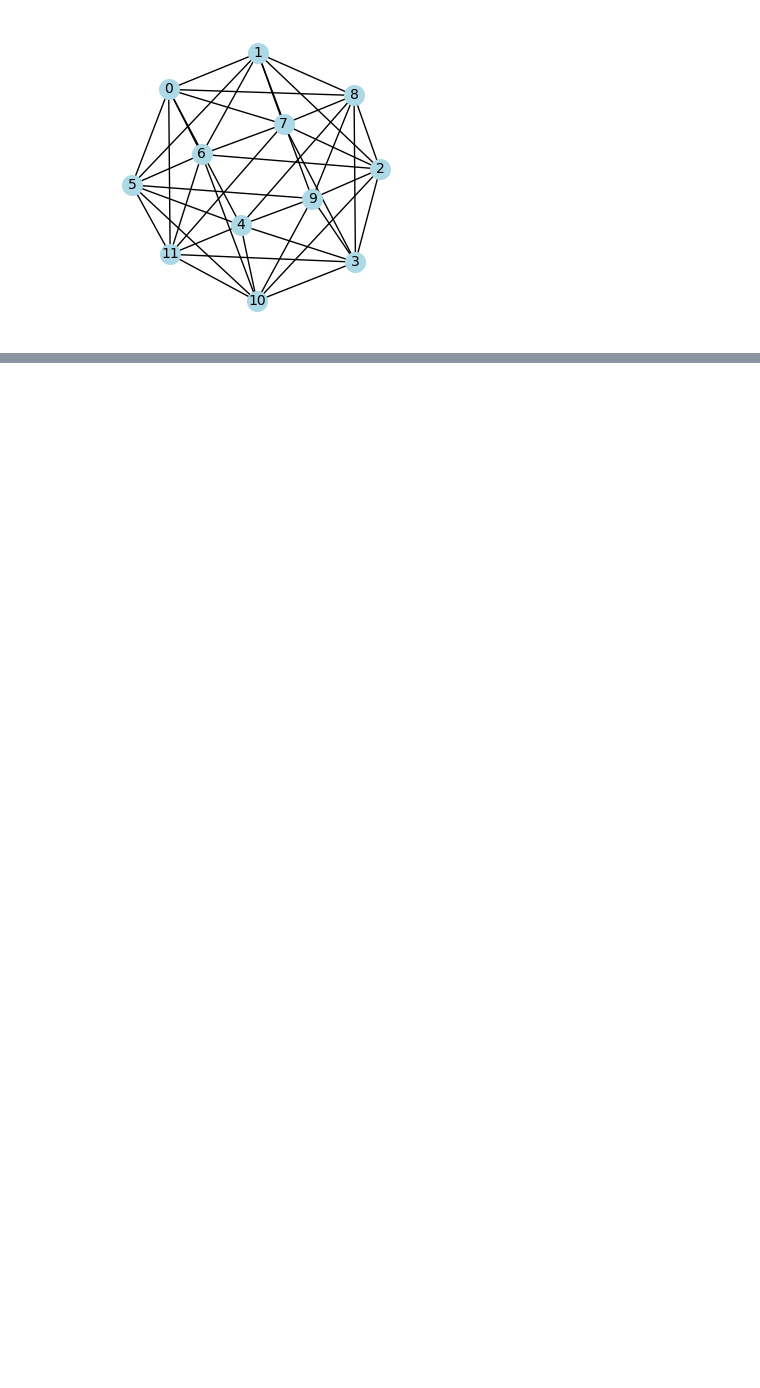
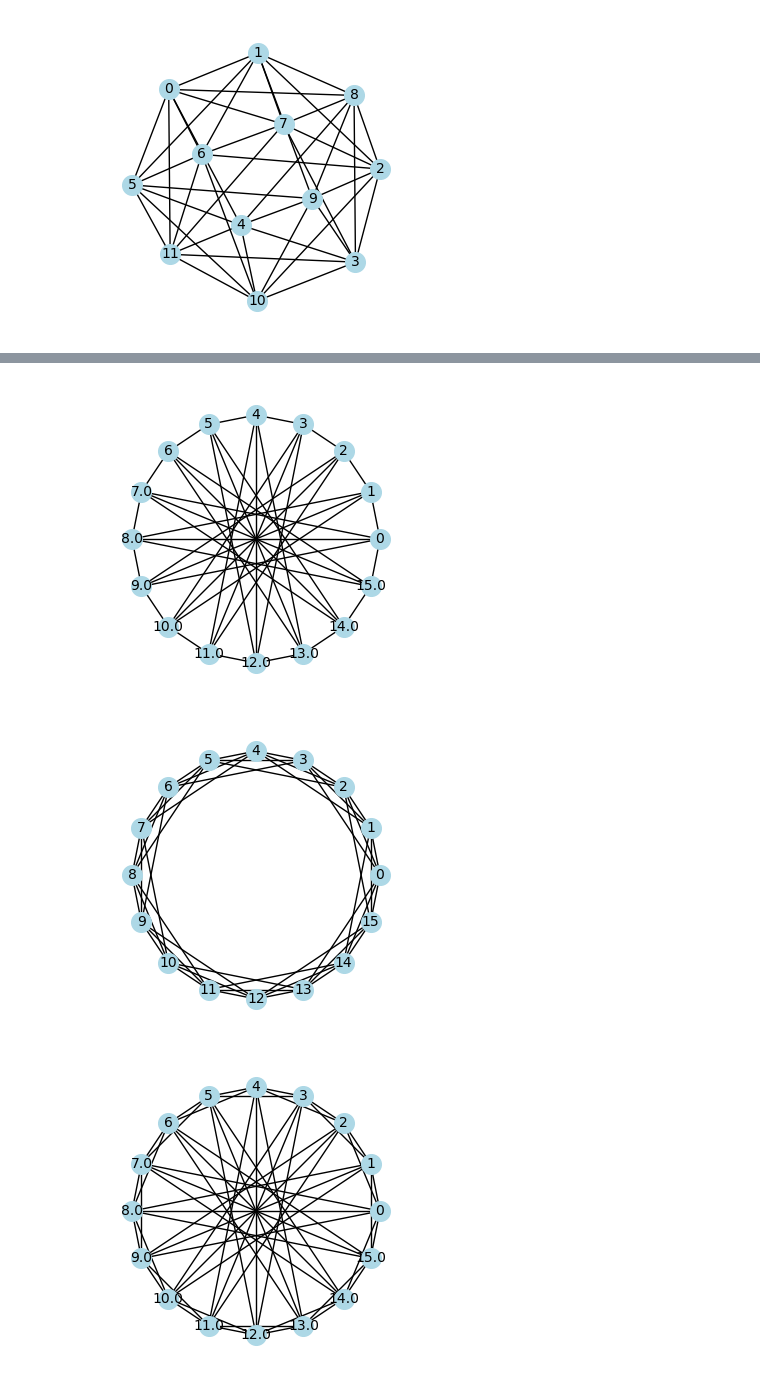
Before and after one commit to jacksonhenry3/Qnibble, a Jupyter notebook: Notebooks/experimentingwithvertextransitivegraphs.ipynb, the cells around one changed output, grey strips where cells are left out. Saved outputs shown, nothing was run; the diff lists cells and outputs as text; code cells hidden in the pictures; blank space fills up the shorter version.

```diff
--- a/Notebooks/experimentingwithvertextransitivegraphs.ipynb
+++ b/Notebooks/experimentingwithvertextransitivegraphs.ipynb
@@ -146,0 +146,30 @@ plt.show()
+# %%
+n = 16
+
+g = cay(n,[1,n/2,n/2-1])
+plt.figure(1,figsize=(3,3))
+r = 1.0
+t = 2*np.pi/n
+pos = {n:np.array([r*np.cos(t*n),r*np.sin(t*n)]) for n in g}
+nx.draw(g, pos, with_labels=True, node_color='lightblue', node_size=200, font_size=10)
+plt.show()
+
+g = cay(n,[1,2,3])
+plt.figure(1,figsize=(3,3))
+r = 1.0
+t = 2*np.pi/n
+pos = {n:np.array([r*np.cos(t*n),r*np.sin(t*n)]) for n in g}
+nx.draw(g, pos, with_labels=True, node_color='lightblue', node_size=200, font_size=10)
+plt.show()
+
+g = cay(n,[1,n/2,n/2-1,2])
+plt.figure(1,figsize=(3,3))
+r = 1.0
+t = 2*np.pi/n
+pos = {n:np.array([r*np.cos(t*n),r*np.sin(t*n)]) for n in g}
+nx.draw(g, pos, with_labels=True, node_color='lightblue', node_size=200, font_size=10)
+plt.show()
+# %% [output]
+[figure, added]
+[figure, added]
+[figure, added]
```
Also changed, not shown: parts of 6 cells of this notebook, 3 other files.
